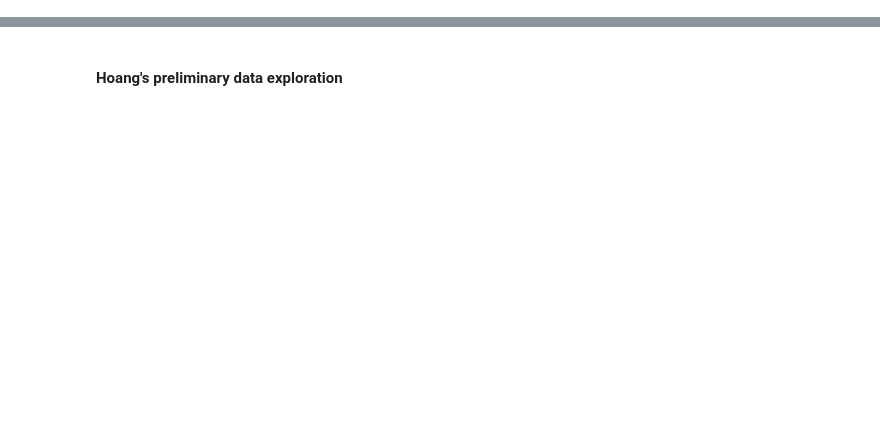
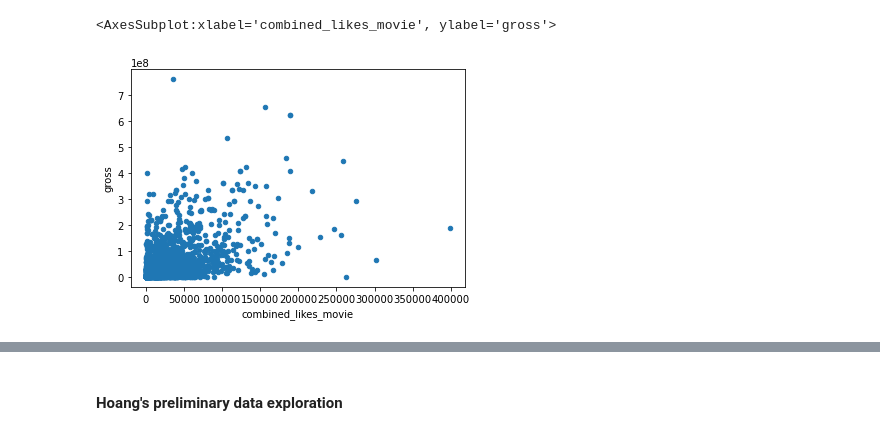
Before and after one commit to FeritYikar/ds-phase1-project, a Jupyter notebook: Hoang's Preliminary Notebook.ipynb, the cells around one changed output, grey strips where cells are left out. Drawn from its saved outputs; the diff is of its cells as text; code cells hidden in the pictures; blank space fills up the shorter version.

```diff
--- a/Hoang's Preliminary Notebook.ipynb
+++ b/Hoang's Preliminary Notebook.ipynb
@@ -2,0 +142,5 @@ import pandas as pd
+# %%
+metadeta.plot.scatter('combined_likes_movie' , 'gross' )
+# %% [output]
+<AxesSubplot:xlabel='combined_likes_movie', ylabel='gross'>
+[figure, added]
```
Also changed, not shown: parts of 78 cells of this notebook, 1 other file.
